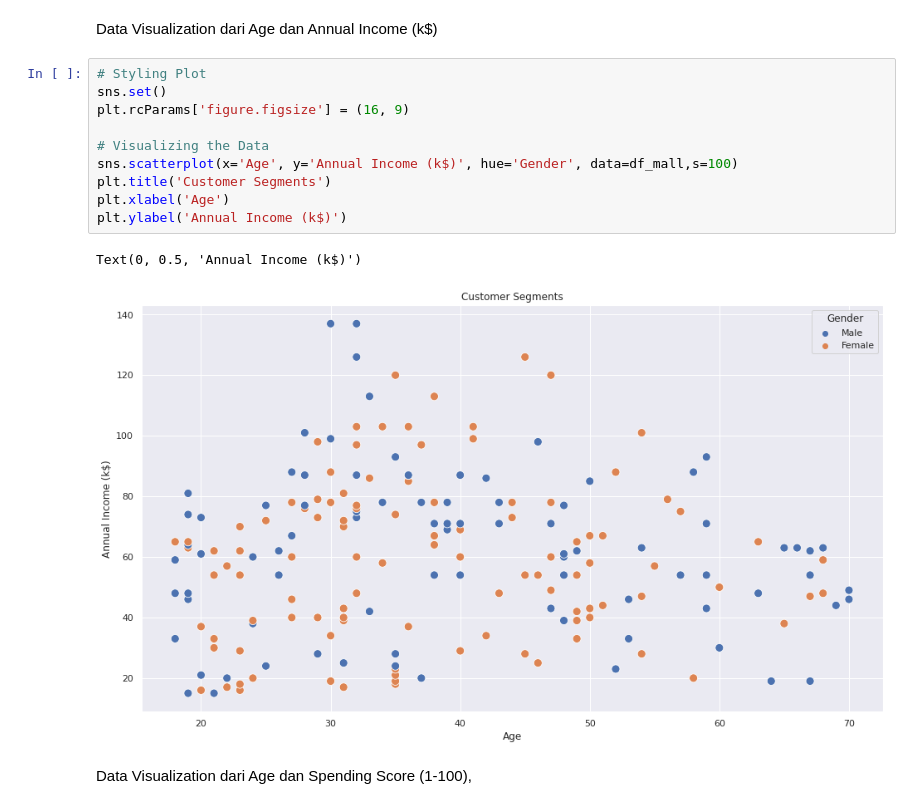
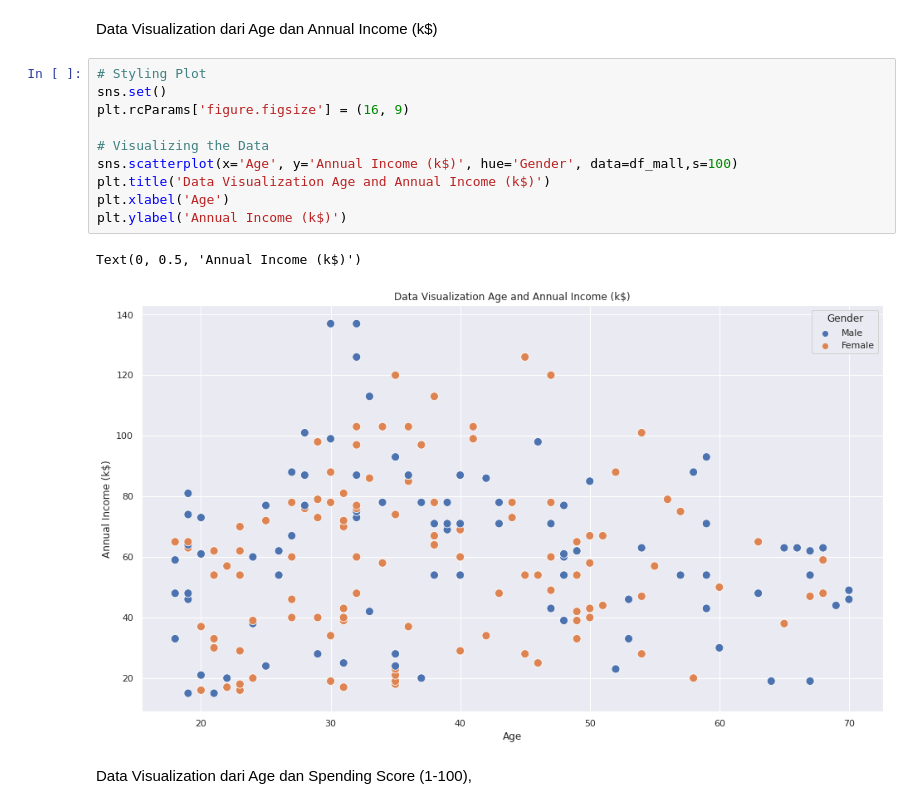
Before and after one commit to dealtron/Mall-Clustering, a Jupyter notebook: Mall_Clustering.ipynb, the cells around one changed output. Drawn from its saved outputs; the diff is of its cells as text.

```diff
--- a/Mall_Clustering.ipynb
+++ b/Mall_Clustering.ipynb
@@ -183,16 +183,16 @@ Data Visualization dari Age dan Annual Income (k$)
 # %%
 # Styling Plot
 sns.set()
 plt.rcParams['figure.figsize'] = (16, 9)
 
 # Visualizing the Data
 sns.scatterplot(x='Age', y='Annual Income (k$)', hue='Gender', data=df_mall,s=100)
-plt.title('Customer Segments')
+plt.title('Data Visualization Age and Annual Income (k$)')
 plt.xlabel('Age')
 plt.ylabel('Annual Income (k$)')
 # %% [output]
 Text(0, 0.5, 'Annual Income (k$)')
-[figure, old version]
+[figure, new version]
 # %% [markdown]
 Data Visualization dari Age dan Spending Score (1-100),
 # %%
```
Also changed, not shown: parts of 11 cells of this notebook.
